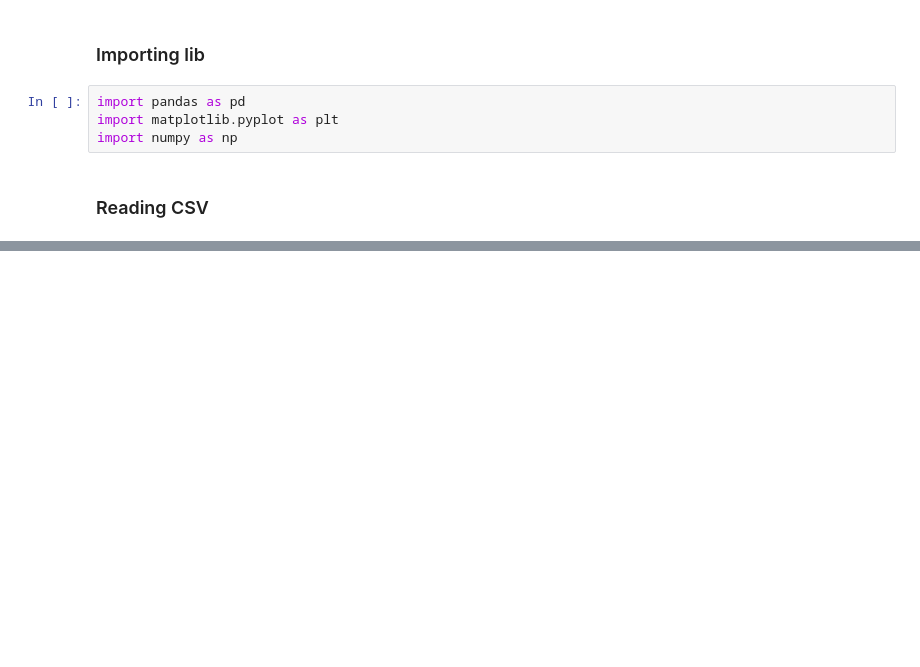
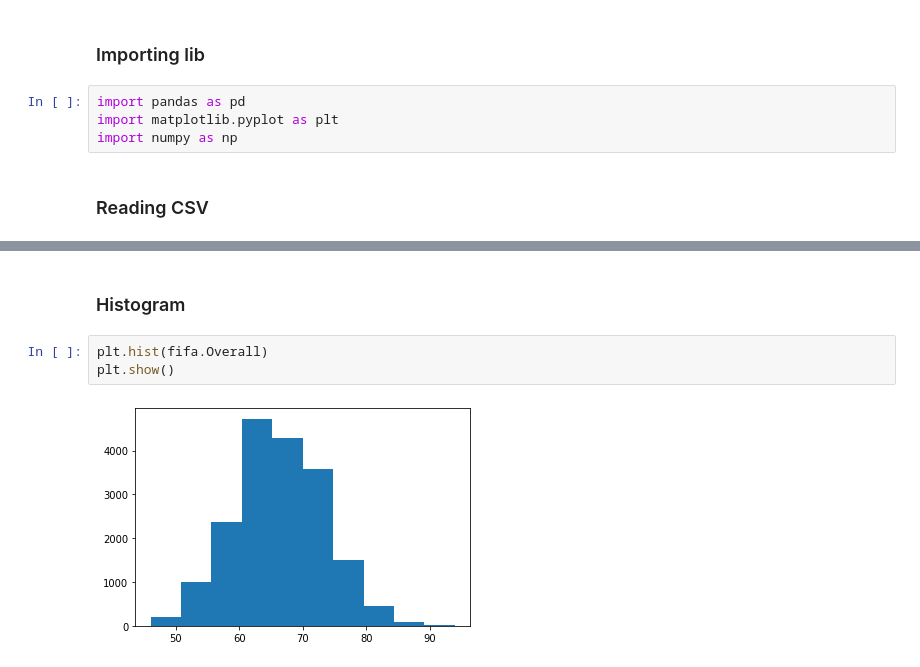
Before and after one commit to pathak-gaurav/matplotlib_tutorial_20_may, a Jupyter notebook: matplot_tutorial.ipynb, the cells around one changed output, grey strips where cells are left out. Saved outputs shown, nothing was run; the diff lists cells and outputs as text; blank space fills up the shorter version.

```diff
--- a/matplot_tutorial.ipynb
+++ b/matplot_tutorial.ipynb
@@ -27,0 +52,7 @@ plt.show()
+# %% [markdown]
+### Histogram
+# %%
+plt.hist(fifa.Overall)
+plt.show()
+# %% [output]
+[figure, added]
```
Also changed, not shown: parts of 8 cells of this notebook, 1 other file.
